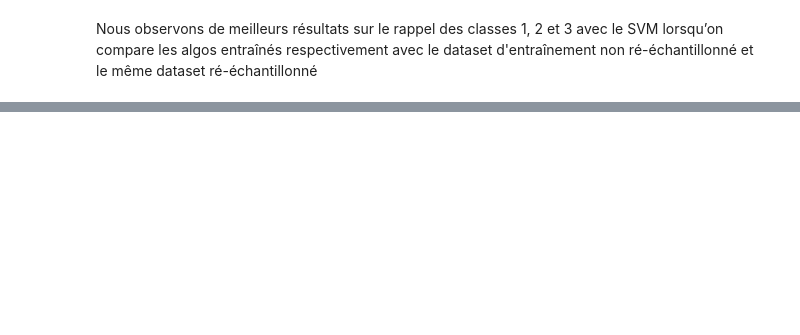
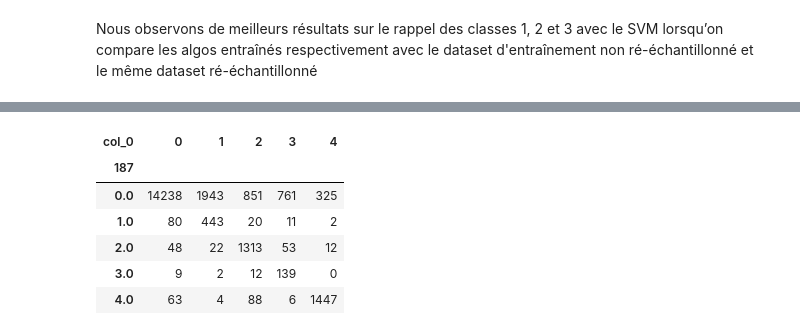
Before and after one commit to SamanthC/Pypitations, a Jupyter notebook: 2 - Modelisation.ipynb, the cells around one changed output, grey strips where cells are left out. Cells and saved outputs as stored; diff of their text form; code cells hidden in the pictures; blank space fills up the shorter version.

```diff
--- a/2 - Modelisation.ipynb
+++ b/2 - Modelisation.ipynb
@@ -206,0 +221,14 @@ Nous observons de meilleurs résultats sur le rappel des classes 1, 2 et 3 avec
+# %%
+inputs = Input(shape = X_train.shape[1], name = "Input")
+dense1 = Dense(units = 10, activation = "tanh", name = "dense1", kernel_initializer="normal")
+dense2 = Dense(units = 8, activation = "tanh", name = "dense2", kernel_initializer="normal")
+dense3 = Dense(units = 6, activation = "tanh", name = "dense3", kernel_initializer="normal")
+dense4 = Dense(units = 5, activation = "softmax", name = "dense4", kernel_initializer="normal")
+
+x = dense1(inputs)
+x = dense2(x)
+x = dense3(x)
+outputs = dense4(x)
+
+model = Model(inputs = inputs, outputs = outputs)
+model.summary()
@@ -206,0 +255,2 @@ Nous observons de meilleurs résultats sur le rappel des classes 1, 2 et 3 avec
+# %%
+model.compile(loss = "sparse_categorical_crossentropy", optimizer = "adam", metrics = ["accuracy"])
@@ -206,0 +259,2 @@ Nous observons de meilleurs résultats sur le rappel des classes 1, 2 et 3 avec
+# %%
+model.fit(X_train, y_train, epochs = 10, batch_size = 32, validation_split = 0.1)
@@ -206,0 +297,2 @@ Nous observons de meilleurs résultats sur le rappel des classes 1, 2 et 3 avec
+# %%
+model.fit(X_sm, y_sm, epochs = 10, batch_size = 32, validation_split = 0.1)
@@ -206,0 +321,12 @@ Nous observons de meilleurs résultats sur le rappel des classes 1, 2 et 3 avec
+# %%
+nn_pred_ru = model.predict(X_test).argmax(axis=1)
+
+pd.crosstab(y_test, nn_pred_ru)
+# %% [output]
+| col_0 | 0 | 1 | 2 | 3 | 4 |
+| 187 |  |  |  |  |  |
+| 0.0 | 14238 | 1943 | 851 | 761 | 325 |
+| 1.0 | 80 | 443 | 20 | 11 | 2 |
+| 2.0 | 48 | 22 | 1313 | 53 | 12 |
+| 3.0 | 9 | 2 | 12 | 139 | 0 |
+| 4.0 | 63 | 4 | 88 | 6 | 1447 |
```
Also changed, not shown: parts of 32 cells of this notebook.
